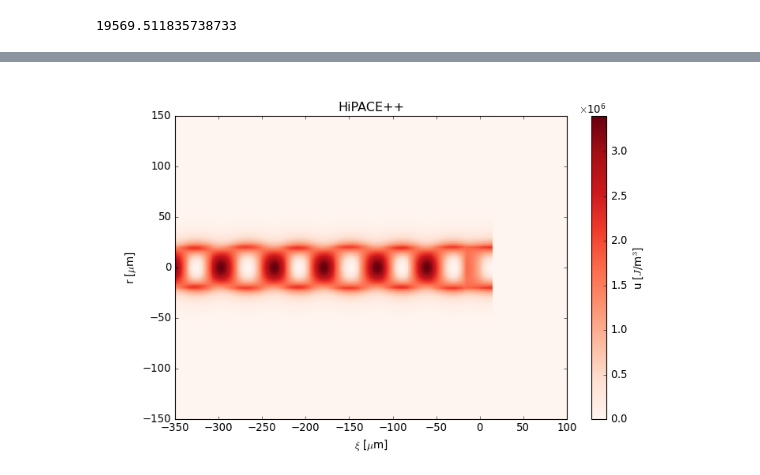
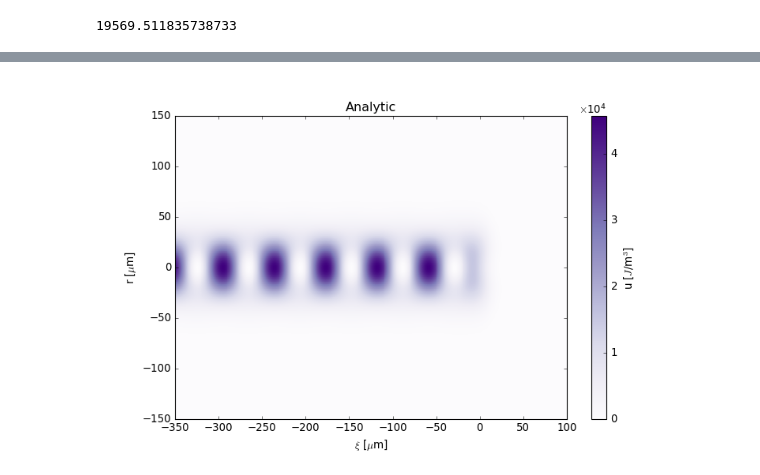
Before and after one commit to MaxVarverakis/PositronPWFA, a Jupyter notebook: linearWF_analysis.ipynb, the cells around one changed output, grey strips where cells are left out. Saved outputs shown, nothing was run; the diff lists cells and outputs as text; code cells hidden in the pictures.

```diff
--- a/linearWF_analysis.ipynb
+++ b/linearWF_analysis.ipynb
@@ -28,10 +28,12 @@ import read_insitu_diagnostics as diag
 
 plt.rc('text', usetex = True)
 plt.rc('font', family = 'serif')
-# print(plt.rcParams.keys())
 plt.rcParams['figure.facecolor'] = 'w'
 plt.rcParams['figure.figsize'] = [10.0, 6.0]
+plt.rcParams['font.size'] = 16
 plt.style.use('classic')
+
+# print(plt.rcParams.keys())
 
 from scipy.integrate import quad
 import scipy.special as special
@@ -82,14 +84,14 @@ def GeV2P(pG: float) -> float:
 def nb(Nb: float, dr:float, dz:float) -> float:
     return Nb /((2 * np.pi)**1.5 * dr**2 * dz) # m^-3
 
-def skinDepth(ne = 1e17):
+def skinDepth(ne):
     """
     Calculates plasma skin depth based off plasma electron density
 
     Parameters
     ----------
     ne : float
-        plasma electron density (in cm^-3).  Defaults to 1e17 cm^-3
+        plasma electron density (in cm^-3)
 
     Returns
     -------
@@ -97,12 +99,9 @@ def skinDepth(ne = 1e17):
         plasma skin depth in m
     """
 
-    # if unit == 'SI':
-    wp = 1e-3 * np.sqrt((ne * constants.e**2) / (constants.epsilon_0 * constants.m_e)) # SI
-    # elif unit == 'CGS':
-        # wp = np.sqrt((4 * constants.pi * ne * constants.e**2) / (constants.m_e)) # CGS
-
-    kp_inv = 1e-6 * constants.c / wp # m
+    ne *= 1e6 # cm^-3 -> m^-3
+    wp = np.sqrt((ne * constants.e**2) / (constants.epsilon_0 * constants.m_e)) # 1/s (SI)
+    kp_inv = constants.c / wp # m
 
     return kp_inv
 
@@ -336,8 +335,6 @@ def EDensitySim(iteration = 0, xyz = False):
     Bx, _ = ts.get_field(field = 'Bx', iteration = i)
     Bz, _ = ts.get_field(field = 'Bz', iteration = i)
 
-    # Ex = ExmBy + By
-    # Ey = EypBx - Bx
     Ex = ExmBy + constants.c * By
     Ey = EypBx - constants.c * Bx
 
@@ -363,7 +360,11 @@ r[r==0] = 1e-12
 
 # BEAM PARAMETERS
 # u = 'SI'
-Nb = NbStep() # 4e7 # 124338 # 4e8
+if g:
+    Nb = 4e7
+else:
+    Nb = NbStep()
+
 n0 = 8e16   # cm^-3
 dr = 20e-6  # m
 dz = 15e-6  # m
@@ -717,19 +758,22 @@ domain, uSim = EDensitySim(xyz = True)
 # %%
+u = EDensity(r, dr, xi, dz, Nb, n0, gauss = g)
+
 plt.close()
-plt.figure(13, figsize = (10, 6), facecolor = 'w')
-img = plt.pcolormesh(1e6 * domain.z, 1e6 * domain.x, uSim[:, len(domain.x)//2].T, cmap = 'Reds')
+plt.figure(14, figsize = (10, 6), facecolor = 'w')
+img = plt.pcolormesh(1e6 * xi, 1e6 * r, u, cmap = 'Purples')
+# img = plt.pcolormesh(1e6 * xi, 1e6 * r, u, cmap = 'Reds', norm = matplotlib.colors.LogNorm())
 
 plt.xlim(1e6 * ximin, 1e6 * ximax)
 plt.ylim(1e6 * rmin, 1e6 * rmax)
 plt.xlabel(r'$\xi$ [$\mu$m]')
 plt.ylabel(r'r [$\mu$m]')
 
 cb = plt.colorbar(img)
 cb.formatter.set_powerlimits((0, 0))
 cb.formatter.set_useMathText(True)
 cb.set_label(r'u [$J$/m$^{3}$]')
 
-plt.title('HiPACE++')
+plt.title('Analytic')
 plt.show()
 # %% [output]
-[figure, old version]
+[figure, new version]
```
Also changed, not shown: parts of 15 cells of this notebook, 3 other files.
